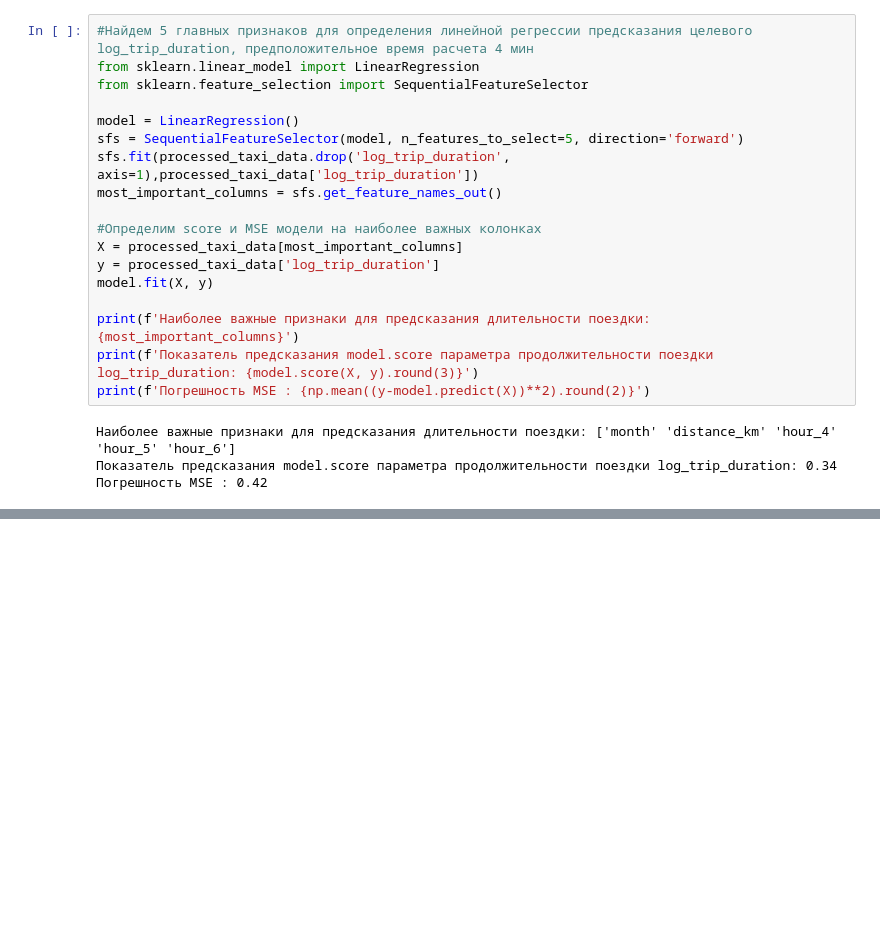
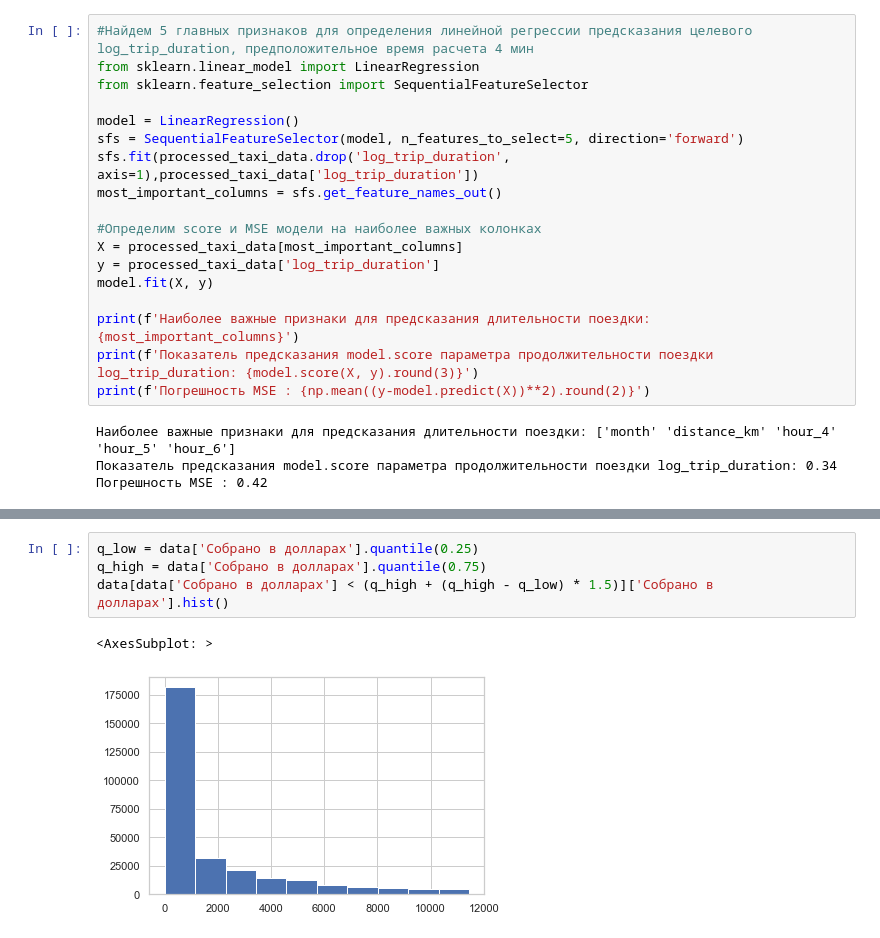
Before and after one commit to AlexanderGithubProfile/TEMP_WORKING_REPOSITORY, a Jupyter notebook: karpov_start_ml_course.ipynb, the cells around one changed output, grey strips where cells are left out. Cells and saved outputs as stored; diff of their text form; blank space fills up the shorter version.

```diff
--- a/karpov_start_ml_course.ipynb
+++ b/karpov_start_ml_course.ipynb
@@ -1108,0 +1249,7 @@ print(f'Погрешность MSE : {np.mean((y-model.predict(X))**2).round(2)}
+# %%
+q_low = data['Собрано в долларах'].quantile(0.25)
+q_high = data['Собрано в долларах'].quantile(0.75)
+data[data['Собрано в долларах'] < (q_high + (q_high - q_low) * 1.5)]['Собрано в долларах'].hist()
+# %% [output]
+<AxesSubplot: >
+[figure, added]
```
Also changed, not shown: parts of 41 cells of this notebook.
